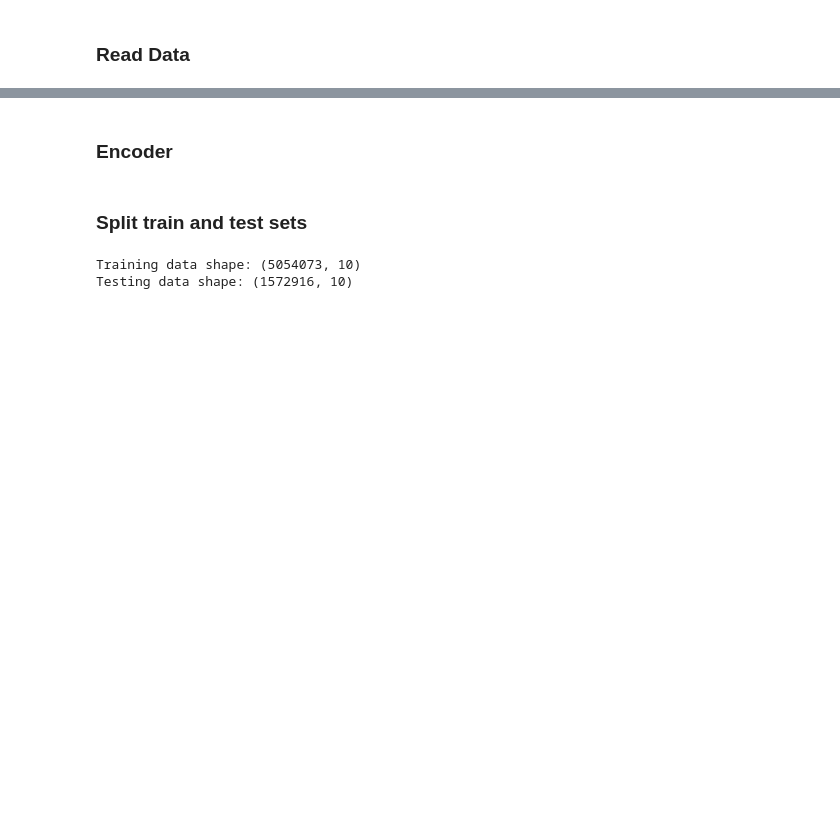
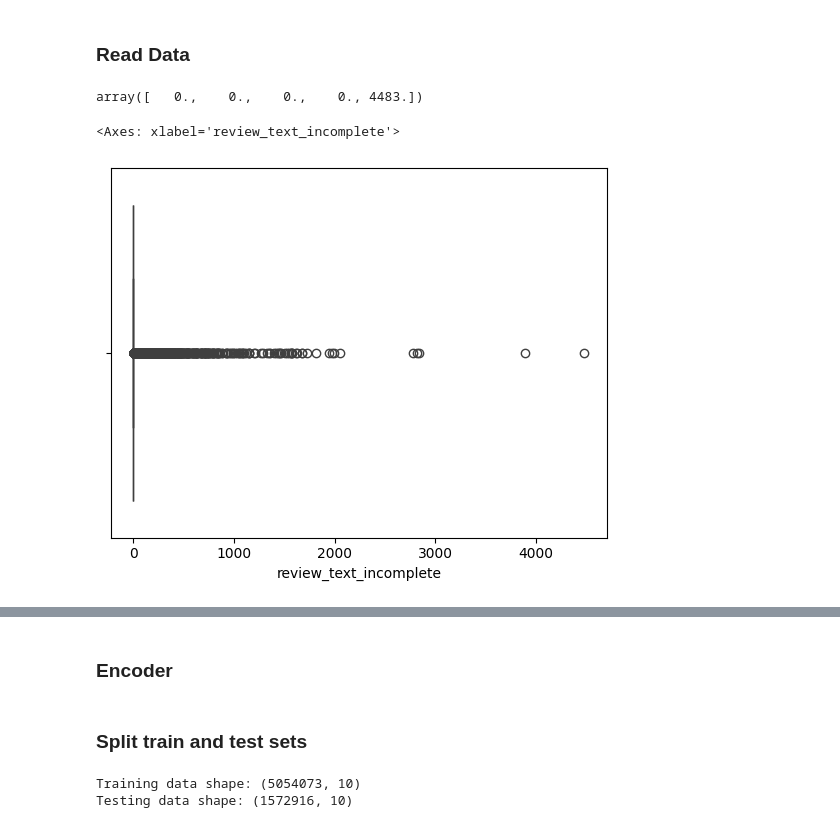
Before and after one commit to Pangerlanger/bt4222-books, a Jupyter notebook: ncf.ipynb, the cells around one changed output, grey strips where cells are left out. Saved outputs shown, nothing was run; the diff lists cells and outputs as text; code cells hidden in the pictures; blank space fills up the shorter version.

Commit message:
merge conflict resolution

```diff
--- a/ncf.ipynb
+++ b/ncf.ipynb
@@ -19 +19,3 @@ df_children_books_final_encoded = pd.read_csv('df_children_books_final_encoded.c
 df_interactions_final_merged = pd.read_csv('df_interactions_final_merged.csv')
+# %%
+df = df_interactions_final_merged.groupby(['user_id']).count().sort_values('review_text_incomplete')
@@ -19,0 +26,9 @@ df_interactions_final_merged = pd.read_csv('df_interactions_final_merged.csv')
+# %%
+np.quantile(df['review_text_incomplete'], [0,0.25,0.5,0.75,1])
+# %% [output]
+array([   0.,    0.,    0.,    0., 4483.])
+# %%
+sns.boxplot(x='review_text_incomplete', data=df)
+# %% [output]
+<Axes: xlabel='review_text_incomplete'>
+[figure, added]
```
Also changed, not shown: parts of 5 cells of this notebook.
